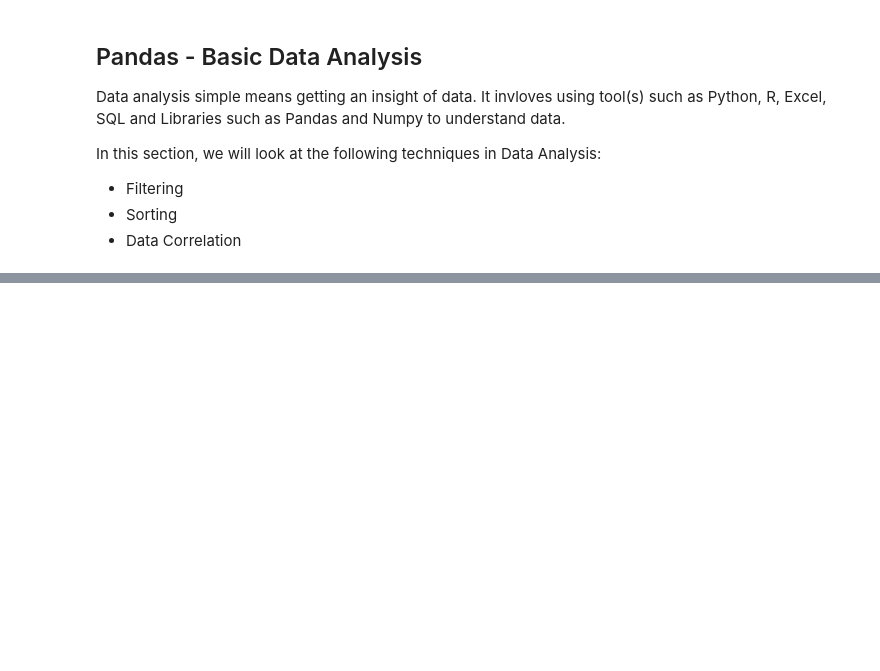
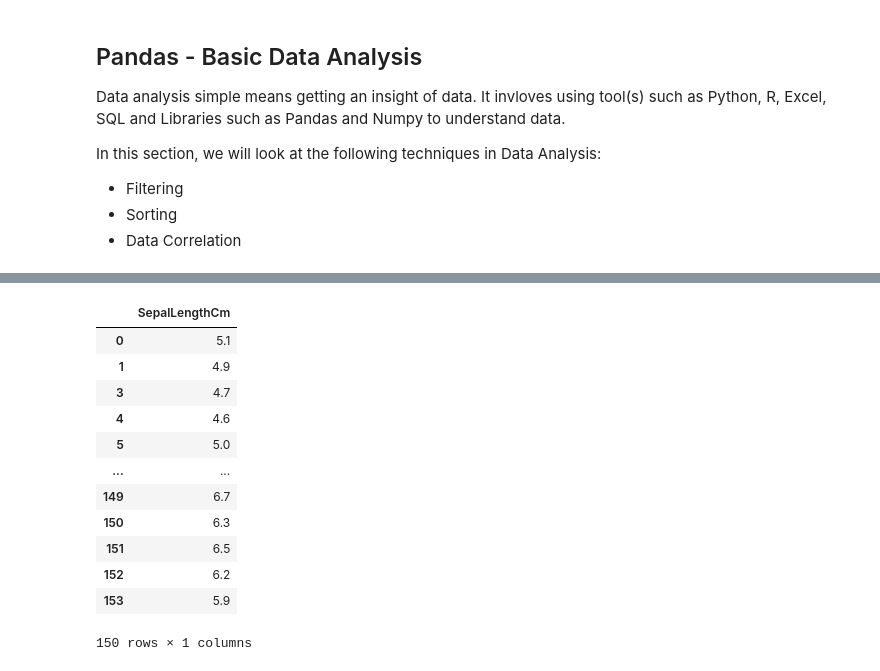
Before and after one commit to about40kills/Pandas, a Jupyter notebook: Tut.ipynb, the cells around one changed output, grey strips where cells are left out. Saved outputs shown, nothing was run; the diff lists cells and outputs as text; code cells hidden in the pictures; blank space fills up the shorter version.

```diff
--- a/Tut.ipynb
+++ b/Tut.ipynb
@@ -601,0 +586,16 @@ data
+# %%
+data.filter(items=['SepalLengthCm'])
+# %% [output]
+|  | SepalLengthCm |
+| 0 | 5.1 |
+| 1 | 4.9 |
+| 3 | 4.7 |
+| 4 | 4.6 |
+| 5 | 5.0 |
+| ... | ... |
+| 149 | 6.7 |
+| 150 | 6.3 |
+| 151 | 6.5 |
+| 152 | 6.2 |
+| 153 | 5.9 |
+150 rows × 1 columns
```
Also changed, not shown: parts of 6 cells of this notebook.
